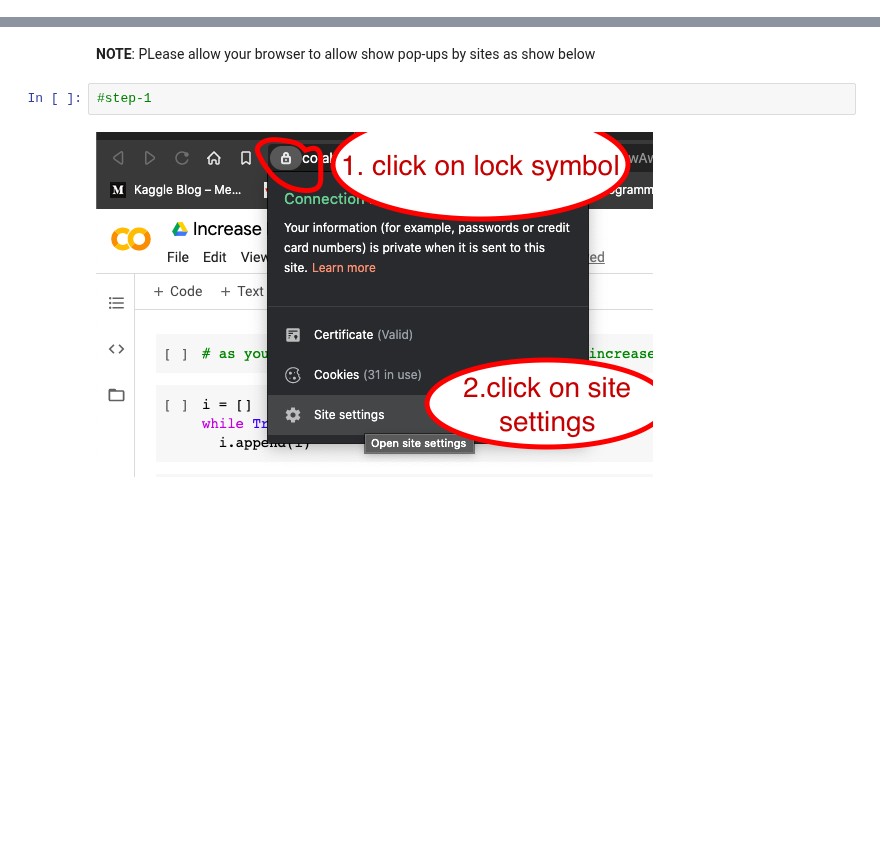
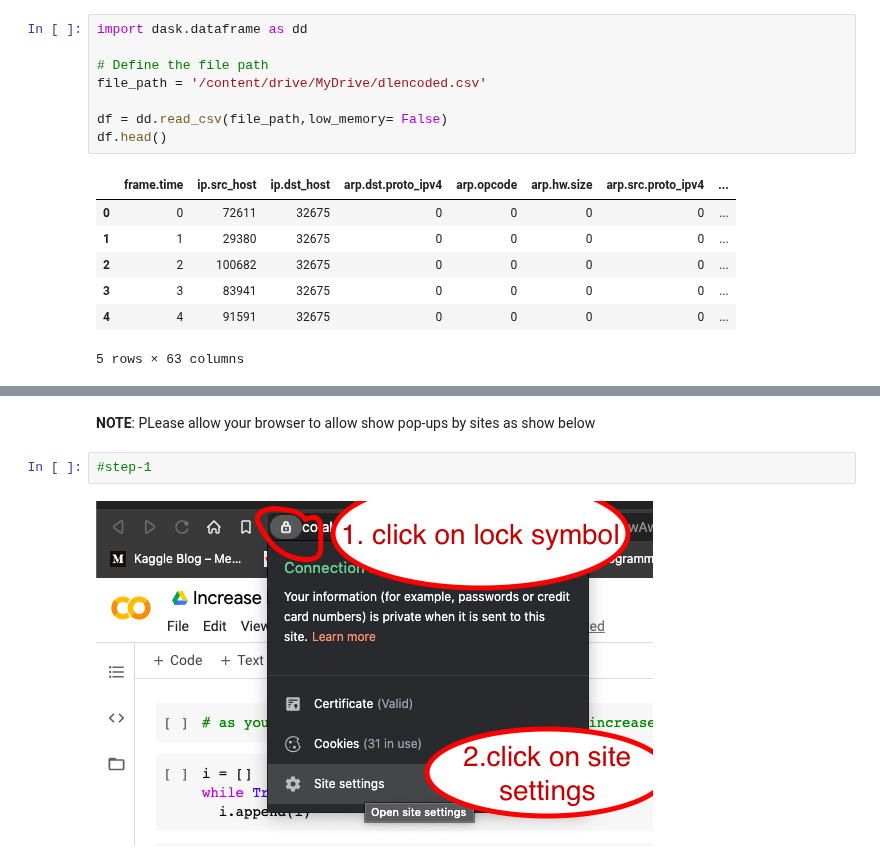
Before and after one commit to douniagh/MyApplication-, a Jupyter notebook: DeepLearning1.ipynb, the cells around one changed output, grey strips where cells are left out. Saved outputs shown, nothing was run; the diff lists cells and outputs as text; blank space fills up the shorter version.

```diff
--- a/DeepLearning1.ipynb
+++ b/DeepLearning1.ipynb
@@ -16,0 +28,16 @@ while True:
+# %%
+import dask.dataframe as dd
+
+# Define the file path
+file_path = '/content/drive/MyDrive/dlencoded.csv'
+
+df = dd.read_csv(file_path,low_memory= False)
+df.head()
+# %% [output]
+|  | frame.time | ip.src_host | ip.dst_host | arp.dst.proto_ipv4 | arp.opcode | arp.hw.size | arp.src.proto_ipv4 | ... |
+| 0 | 0 | 72611 | 32675 | 0 | 0 | 0 | 0 | ... |
+| 1 | 1 | 29380 | 32675 | 0 | 0 | 0 | 0 | ... |
+| 2 | 2 | 100682 | 32675 | 0 | 0 | 0 | 0 | ... |
+| 3 | 3 | 83941 | 32675 | 0 | 0 | 0 | 0 | ... |
+| 4 | 4 | 91591 | 32675 | 0 | 0 | 0 | 0 | ... |
+5 rows × 63 columns
```
Also changed, not shown: parts of 22 cells of this notebook.
